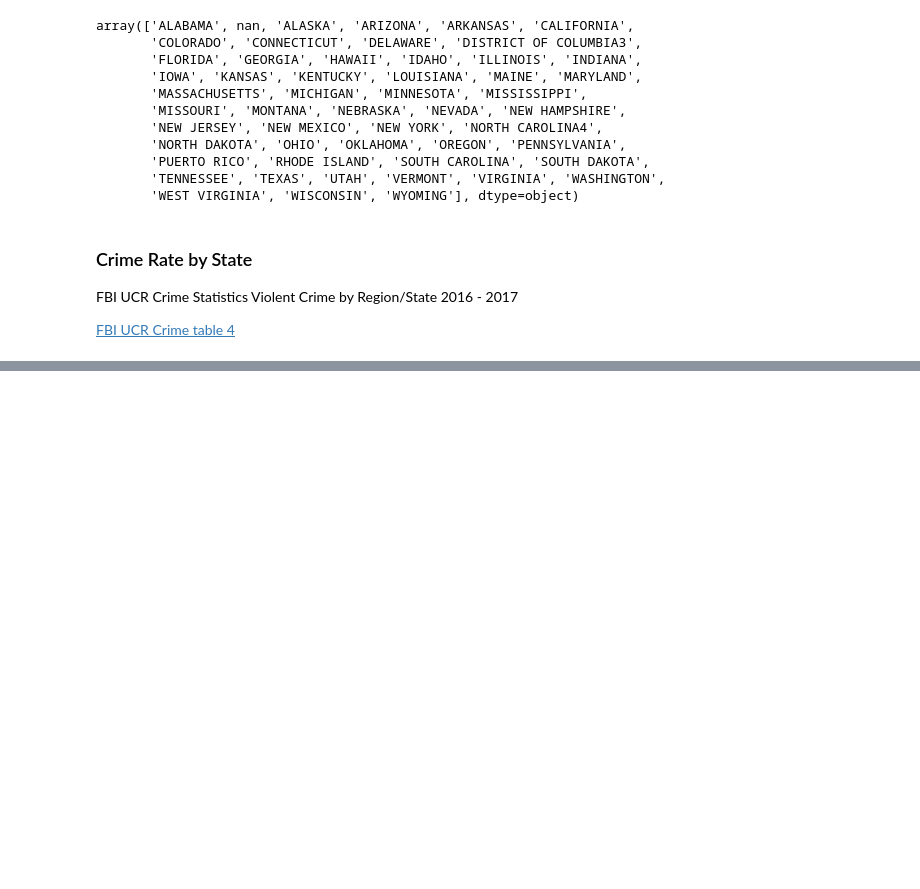
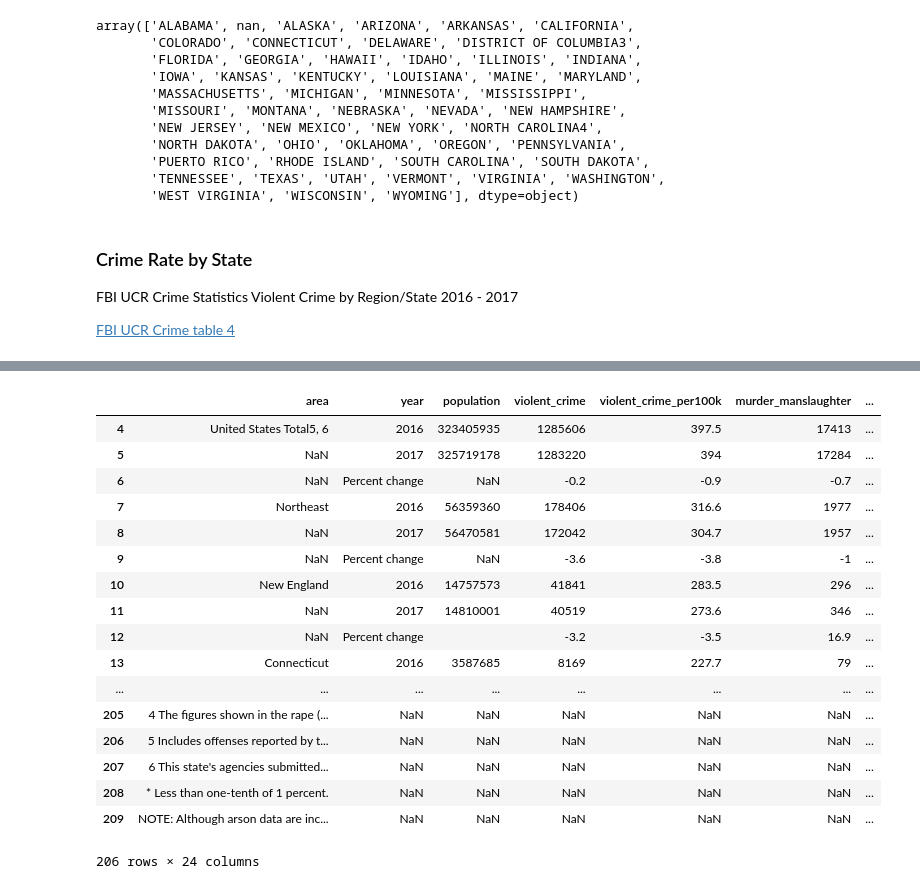
Before and after one commit to EricMa206/Module3Project, a Jupyter notebook: Project 3 Congress.ipynb, the cells around one changed output, grey strips where cells are left out. Saved outputs shown, nothing was run; the diff lists cells and outputs as text; code cells hidden in the pictures; blank space fills up the shorter version.

```diff
--- a/Project 3 Congress.ipynb
+++ b/Project 3 Congress.ipynb
@@ -354,4 +353,4 @@ headers = ["area", "year", "population", "violent_crime", "violent_crime_per100k
            "aggravated_assault", "aggravated_assault_per100k", "property_crime", "property_crime_per100k",
            "burglary", "burglary_per100k", "larceny_theft", "larceny_theft_per100k", "motor_vehicle_theft",
            "motor_vehicle_theft_per100k", "none1", "none2", "none3"]
-crime_df = pd.read_excel("crime_rate_by_region.xls", header = headers )
+crime_df = pd.read_excel("crime_rate_by_region.xls", names=headers )
@@ -380,0 +357,22 @@ crime_df.drop()
+# %%
+crime_df.drop(crime_df.index[:4], inplace=True)
+crime_df
+# %% [output]
+|  | area | year | population | violent_crime | violent_crime_per100k | murder_manslaughter | ... |
+| 4 | United States Total5, 6 | 2016 | 323405935 | 1285606 | 397.5 | 17413 | ... |
+| 5 | NaN | 2017 | 325719178 | 1283220 | 394 | 17284 | ... |
+| 6 | NaN | Percent change | NaN | -0.2 | -0.9 | -0.7 | ... |
+| 7 | Northeast | 2016 | 56359360 | 178406 | 316.6 | 1977 | ... |
+| 8 | NaN | 2017 | 56470581 | 172042 | 304.7 | 1957 | ... |
+| 9 | NaN | Percent change | NaN | -3.6 | -3.8 | -1 | ... |
+| 10 | New England | 2016 | 14757573 | 41841 | 283.5 | 296 | ... |
+| 11 | NaN | 2017 | 14810001 | 40519 | 273.6 | 346 | ... |
+| 12 | NaN | Percent change |  | -3.2 | -3.5 | 16.9 | ... |
+| 13 | Connecticut | 2016 | 3587685 | 8169 | 227.7 | 79 | ... |
+| ... | ... | ... | ... | ... | ... | ... | ... |
+| 205 | 4 The figures shown in the rape (... | NaN | NaN | NaN | NaN | NaN | ... |
+| 206 | 5 Includes offenses reported by t... | NaN | NaN | NaN | NaN | NaN | ... |
+| 207 | 6 This state's agencies submitted... | NaN | NaN | NaN | NaN | NaN | ... |
+| 208 | * Less than one-tenth of 1 percent. | NaN | NaN | NaN | NaN | NaN | ... |
+| 209 | NOTE: Although arson data are inc... | NaN | NaN | NaN | NaN | NaN | ... |
+206 rows × 24 columns
```
Also changed, not shown: parts of 6 cells of this notebook, 1 other file.
